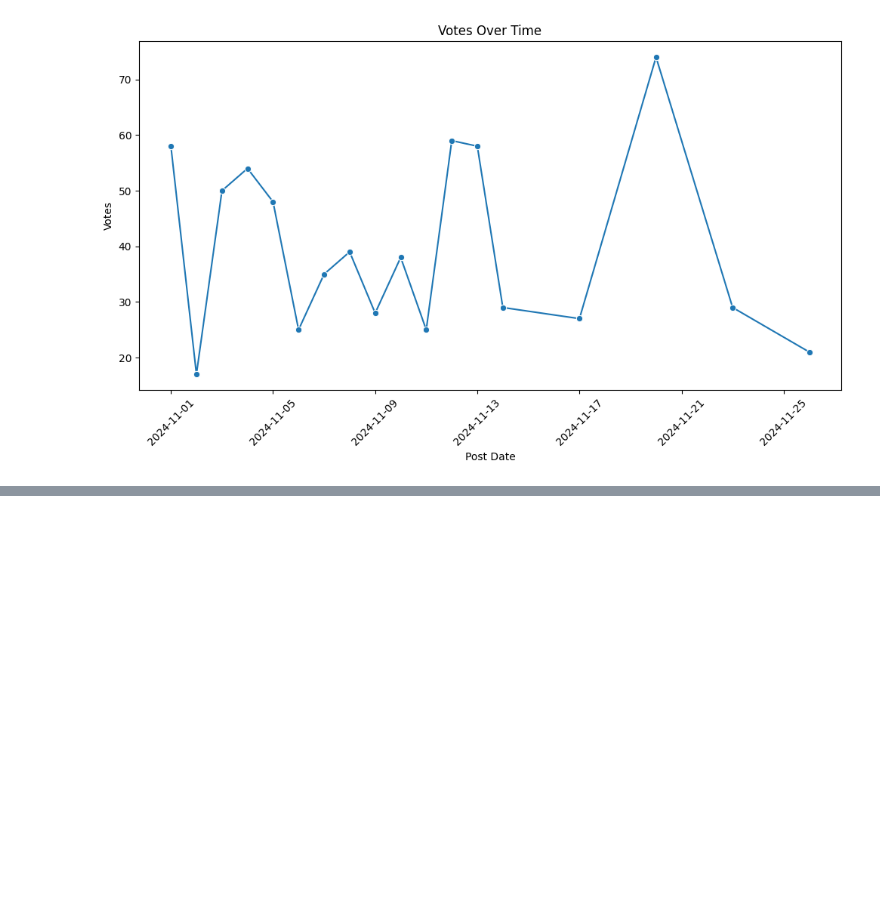
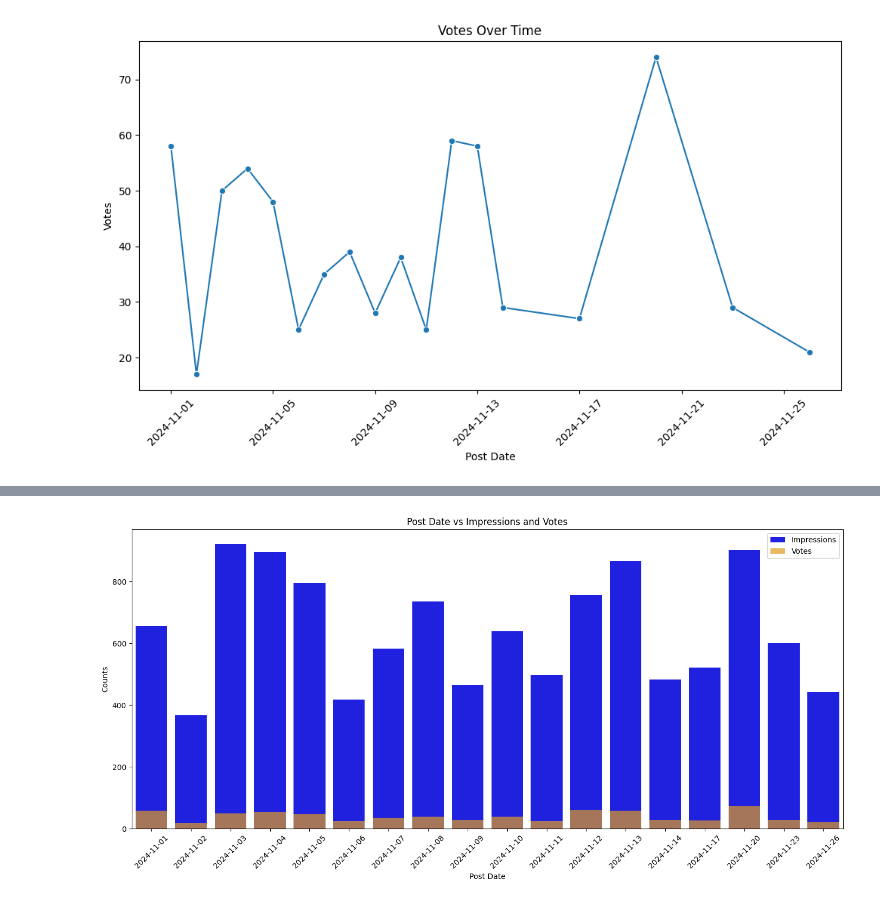
Before and after one commit to vivekvarma2003/Data_visualization, a Jupyter notebook: data_visualization_using_API.ipynb, the cells around one changed output, grey strips where cells are left out. Drawn from its saved outputs; the diff is of its cells as text; code cells hidden in the pictures; blank space fills up the shorter version.

```diff
--- a/data_visualization_using_API.ipynb
+++ b/data_visualization_using_API.ipynb
@@ -90,0 +116,14 @@ plt.show()
+# %%
+# bar plot
+plt.figure(figsize=(14, 7))
+sns.barplot(data=data, x="Post Date", y="Impressions", color="blue", label="Impressions")
+sns.barplot(data=data, x="Post Date", y="Vote", color="orange", label="Votes", alpha=0.7)
+plt.title("Post Date vs Impressions and Votes")
+plt.xlabel("Post Date")
+plt.ylabel("Counts")
+plt.legend()
+plt.xticks(rotation=45)
+plt.tight_layout()
+plt.show()
+# %% [output]
+[figure, added]
```
Also changed, not shown: parts of 3 cells of this notebook.
